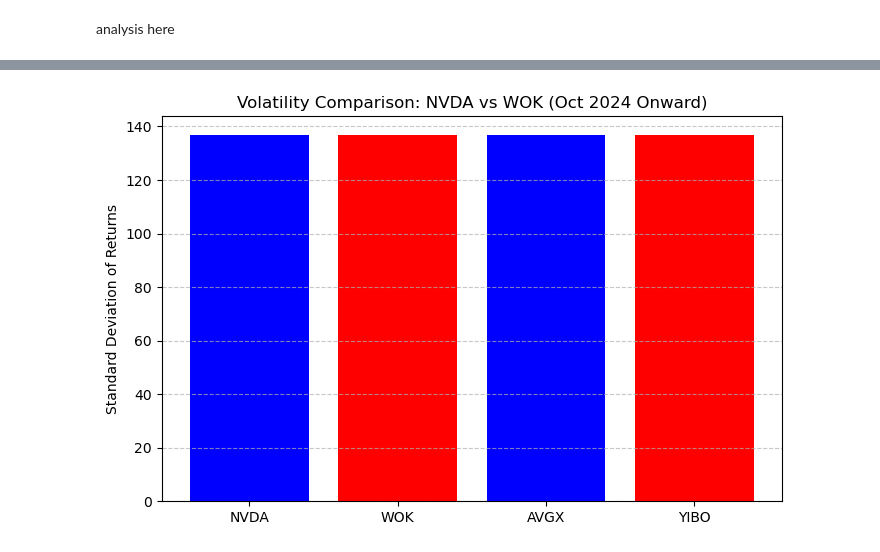
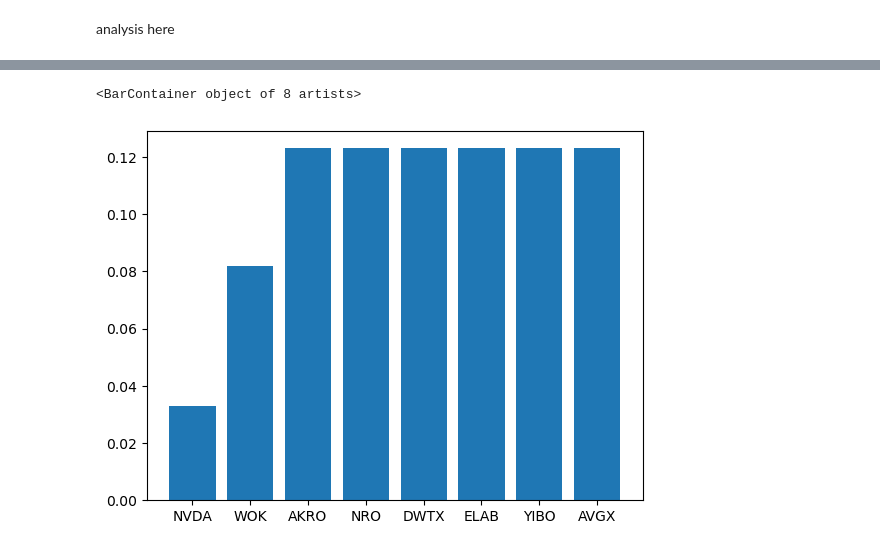
Before and after one commit to cindyd97/A_Stock_Analysis, a Jupyter notebook: All_work/all_8_stocks_analysis.ipynb, the cells around one changed output, grey strips where cells are left out. Saved outputs shown, nothing was run; the diff lists cells and outputs as text; code cells hidden in the pictures.

```diff
--- a/All_work/all_8_stocks_analysis.ipynb
+++ b/All_work/all_8_stocks_analysis.ipynb
@@ -178,10 +80,8 @@ stock_volatility = stock_data_df['Daily Return'].std()
-# %%
-# Plot adjusted volatility comparison
-plt.figure(figsize=(8, 5))
-plt.bar(['NVDA', 'WOK','AVGX','YIBO'], [stock_volatility], color=['blue', 'red'])
-plt.ylabel('Standard Deviation of Returns')
-plt.title('Volatility Comparison: NVDA vs WOK (Oct 2024 Onward)')
-plt.grid(axis='y', linestyle='--', alpha=0.7)
-plt.show()
-# %% [output]
-[figure, removed]
+# %%
+x = ['NVDA','WOK','AKRO','NRO','DWTX','ELAB','YIBO','AVGX']
+y = [0.03283224344929463,0.08192654473732675, .123,.123,.123,.123,.123,.123]
+
+plt.bar(x,y)
+# %% [output]
+<BarContainer object of 8 artists>
+[figure, added]
```
Also changed, not shown: parts of 13 cells of this notebook, 2 other files.
